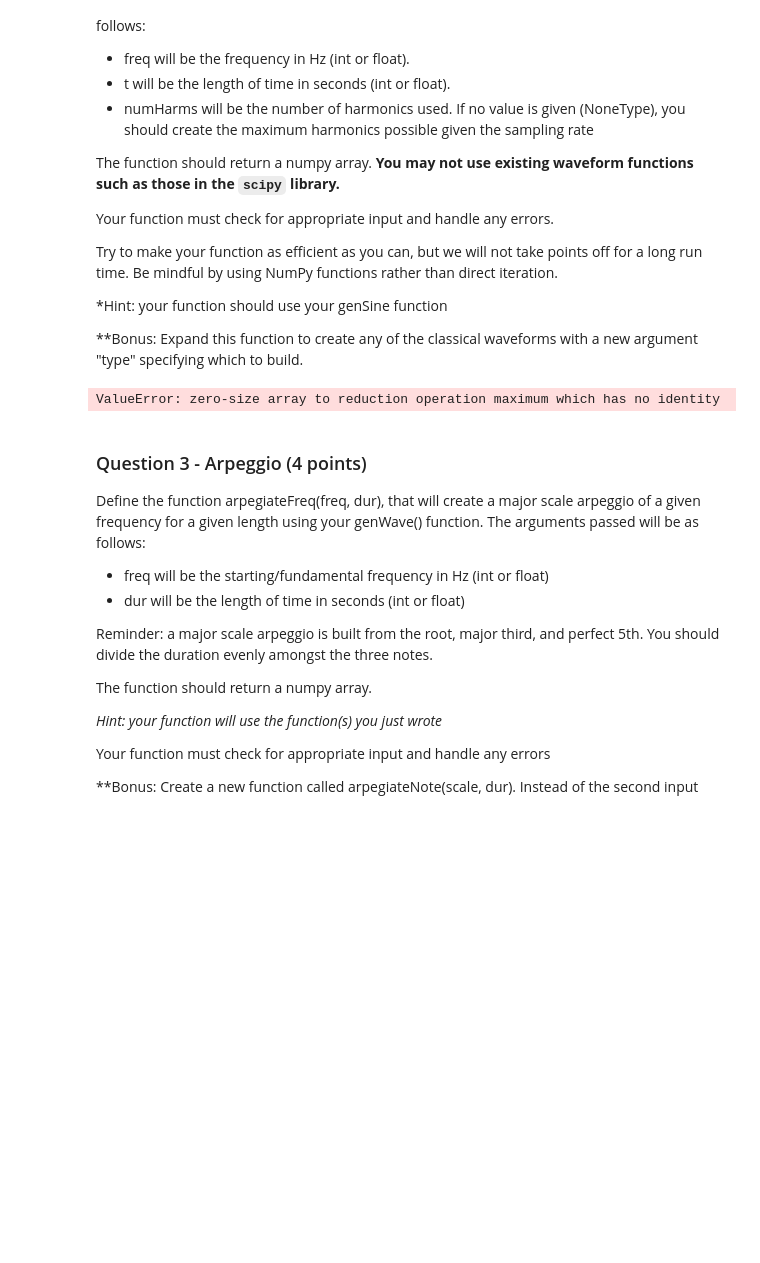
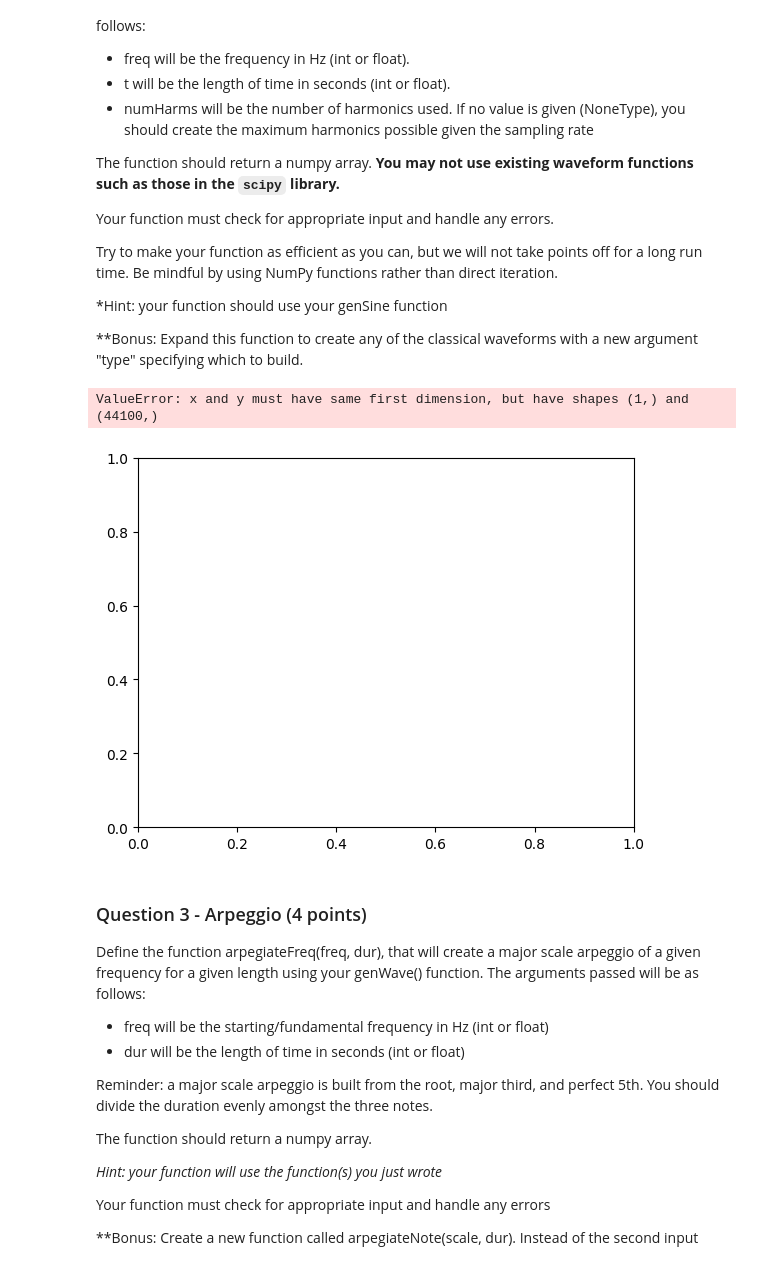
Before and after one commit to jwesterstahl/AudioTechII, a Jupyter notebook: HW/HW1.ipynb, the cells around one changed output. Cells and saved outputs as stored; diff of their text form; code cells hidden in the pictures; blank space fills up the shorter version.

```diff
--- a/HW/HW1.ipynb
+++ b/HW/HW1.ipynb
@@ -63,26 +63,28 @@ Try to make your function as efficient as you can, but we will not take points o
 **Bonus: Expand this function to create any of the classical waveforms with a new argument "type" specifying which to build.
 # %%
 def genWave(freq, t = 1, numHarms=None, A = 1, phi = 0, fs = 44100):
-    wave = 0
-    try:
-        if numHarms == None:
-            return 'activated'
+    saw = np.zeros(44100)
+    #try:
+    if numHarms == None:
+
             maxHarm = fs/2
             numHarms = maxHarm % freq
 
             for harm in range(numHarms):
-                wave += genSine(harm*freq, t, phi, A, fs)
-        else:
-            for harm in range(numHarms):
-                wave += genSine(harm*freq, t, phi, A, fs)
-        return wave
-    except TypeError:
-         print('Arguments must be of type int or float')
+                saw += genSine(harm*freq, t, phi, A, fs)
+    else:
+            for harm in range(1, numHarms+1):
+                saw += genSine(harm*freq, t, phi, A, fs)
+    return saw, t
+    #except TypeError:
+         #print('Arguments must be of type int or float')
 
-x = genWave(440, None, 15, 1, 0 , 44100)
-Audio(x, rate = 44100)
+x,t= genWave(440, 1, 5)
+
+plt.plot(t, x)
 # %% [output]
-ValueError: zero-size array to reduction operation maximum which has no identity
+ValueError: x and y must have same first dimension, but have shapes (1,) and (44100,)
+[figure, added]
 # %% [markdown]
 ### Question 3 - Arpeggio (4 points)
 
```
